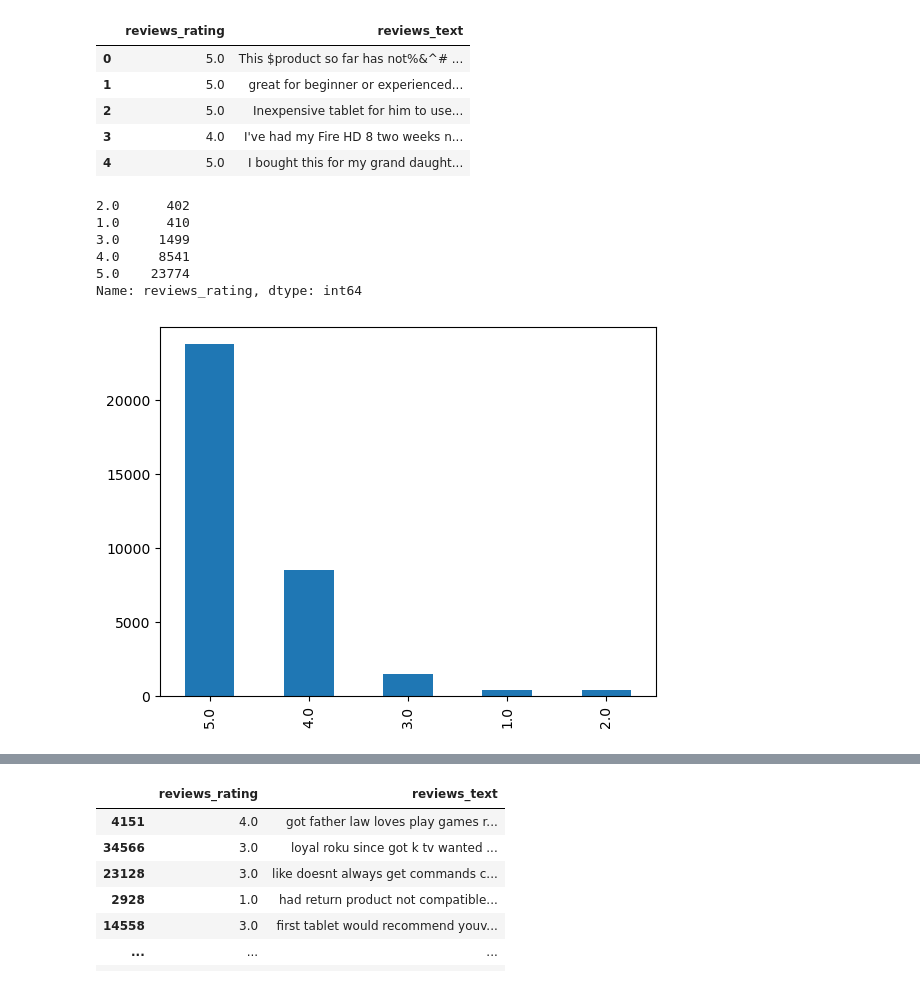
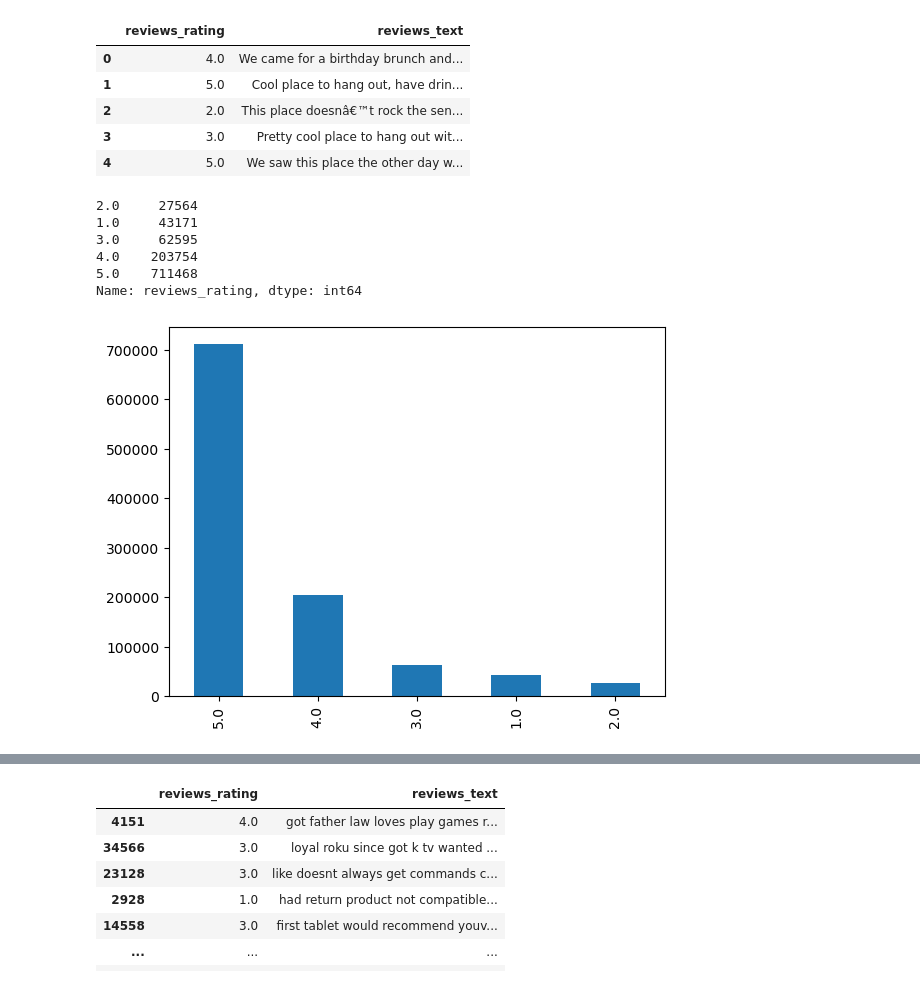
Before and after one commit to CCCaLebF/nlp-sentiment-analysis, a Jupyter notebook: amazon.ipynb, the cells around one changed output, grey strips where cells are left out. Saved outputs shown, nothing was run; the diff lists cells and outputs as text; code cells hidden in the pictures.

```diff
--- a/amazon.ipynb
+++ b/amazon.ipynb
@@ -1,32 +1,32 @@
 # %%
 import pandas as pd
 
-amzn = pd.read_csv(r'C:\AIEBA Datasets\Proj1 Datasets\AmazonReviews.csv',encoding='utf-8',engine='python')
+googl = pd.read_csv(r'C:\AIEBA Datasets\Proj1 Datasets\GoogleRestaurantReview.csv',encoding='utf-8',engine='python')
 
 # Drop columns that are not needed and standardize column names
-amzn = amzn.filter(items=['reviews.rating', 'reviews.text'])
-amzn = amzn.rename(columns={"reviews.rating":"reviews_rating", "reviews.text":"reviews_text"})
+googl = googl.filter(items=['rating', 'review_text'])
+googl = googl.rename(columns={"rating":"reviews_rating", "review_text":"reviews_text"})
 
-amzn = amzn.dropna()
-amzn.head()
+googl = googl.dropna()
+googl.head()
 # %% [output]
 |  | reviews_rating | reviews_text |
-| 0 | 5.0 | This $product so far has not%&^# ... |
-| 1 | 5.0 | great for beginner or experienced... |
-| 2 | 5.0 | Inexpensive tablet for him to use... |
-| 3 | 4.0 | I've had my Fire HD 8 two weeks n... |
-| 4 | 5.0 | I bought this for my grand daught... |
+| 0 | 4.0 | We came for a birthday brunch and... |
+| 1 | 5.0 | Cool place to hang out, have drin... |
+| 2 | 2.0 | This place doesnâ€™t rock the sen... |
+| 3 | 3.0 | Pretty cool place to hang out wit... |
+| 4 | 5.0 | We saw this place the other day w... |
 # %%
-amzn["reviews_rating"].value_counts().plot.bar()
-amzn["reviews_rating"].value_counts(ascending=True)
+googl["reviews_rating"].value_counts().plot.bar()
+googl["reviews_rating"].value_counts(ascending=True)
 # %% [output]
-2.0      402
-1.0      410
-3.0     1499
-4.0     8541
-5.0    23774
+2.0     27564
+1.0     43171
+3.0     62595
+4.0    203754
+5.0    711468
 Name: reviews_rating, dtype: int64
-[figure, old version]
+[figure, new version]
 # %%
 # perform undersampling to get balanced dataset
 
```
Also changed, not shown: parts of 10 cells of this notebook, 1 other file.
